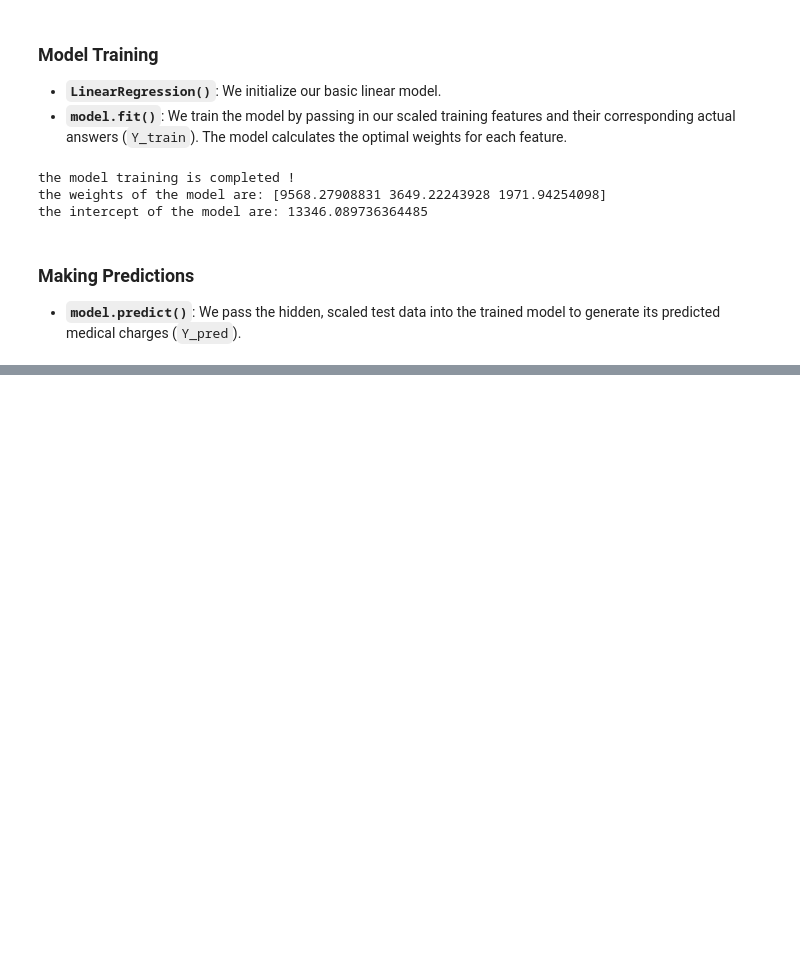
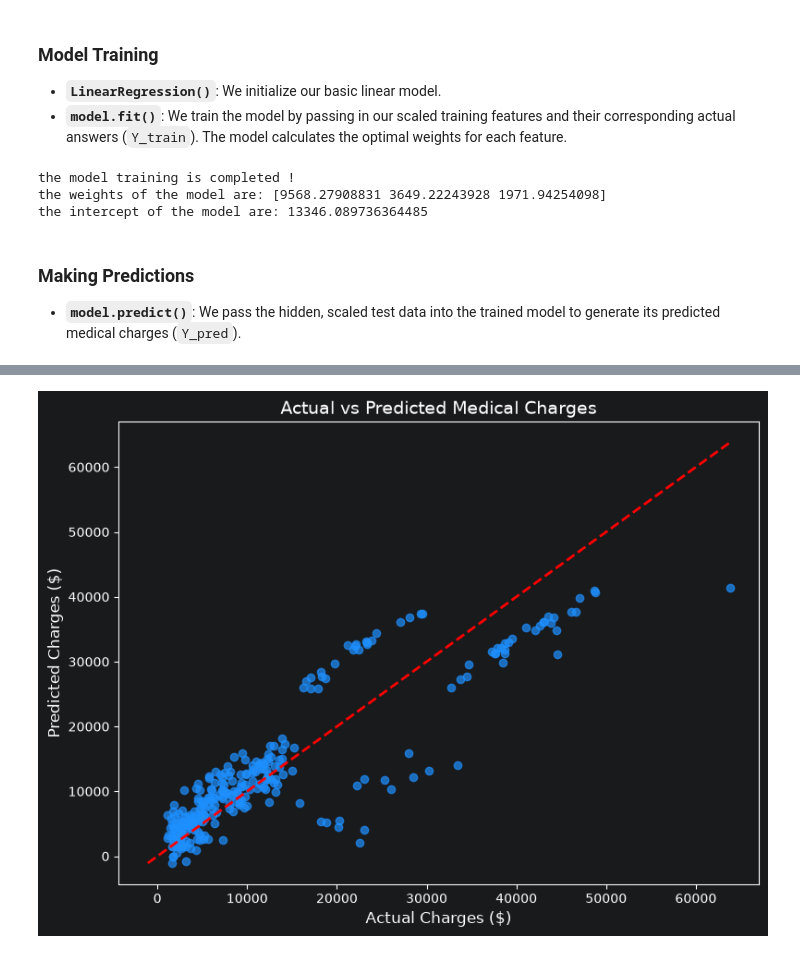
Before and after one commit to Abishek-230606/machine-learning-practice, a Jupyter notebook: ml_sub/practice_3_linear_regression/linear_regression.ipynb, the cells around one changed output, grey strips where cells are left out. Drawn from its saved outputs; the diff is of its cells as text; code cells hidden in the pictures; blank space fills up the shorter version.

Commit message:
Update practice 3 linear regression notebook with full explanations and plots

```diff
--- a/ml_sub/practice_3_linear_regression/linear_regression.ipynb
+++ b/ml_sub/practice_3_linear_regression/linear_regression.ipynb
@@ -295,0 +358,21 @@ The mse of the model is:  34512843.880227886
+# %%
+# Plotting Actual vs Predicted Values
+plt.figure(figsize=(8, 6))
+
+# Scatter plot of actual vs predicted
+plt.scatter(y_test, y_pred, alpha=0.7, color='dodgerblue')
+
+# Labels and Title
+plt.xlabel("Actual Charges ($)", fontsize=12)
+plt.ylabel("Predicted Charges ($)", fontsize=12)
+plt.title("Actual vs Predicted Medical Charges", fontsize=14)
+
+# Draw a diagonal reference line (Perfect Prediction Line)
+minimum = min(y_test.min(), y_pred.min())
+maximum = max(y_test.max(), y_pred.max())
+plt.plot([minimum, maximum], [minimum, maximum], linestyle="--", color='red', linewidth=2)
+
+plt.tight_layout()
+plt.show()
+# %% [output]
+[figure, added]
```
Also changed, not shown: parts of 10 cells of this notebook, 1 other file.
